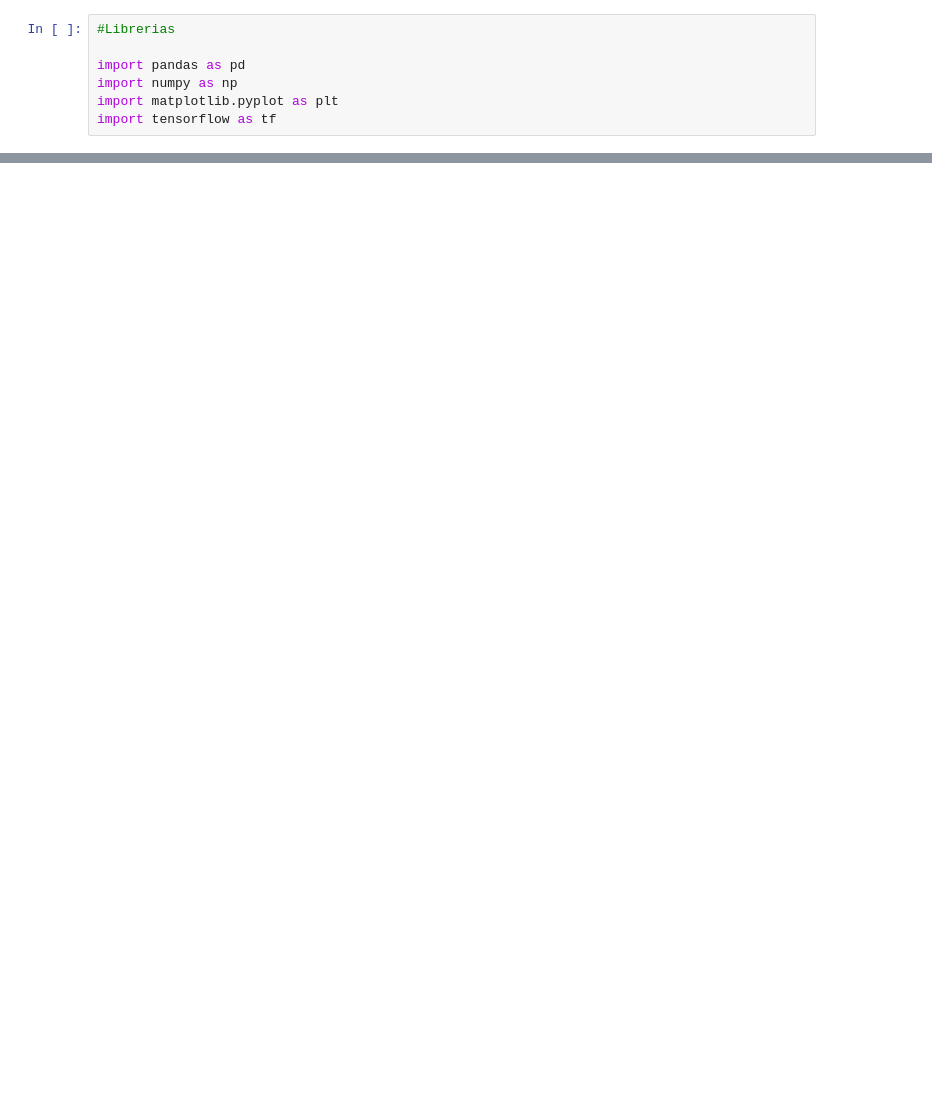
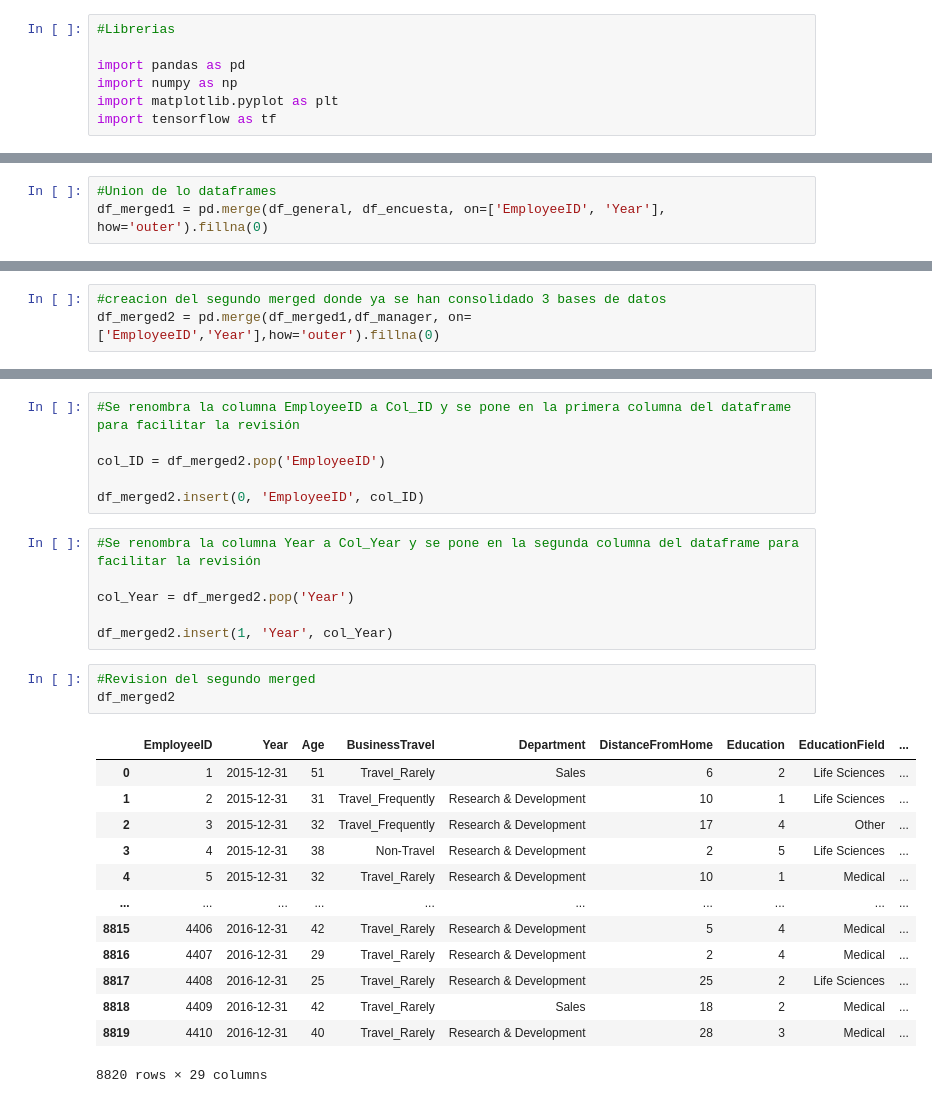
Before and after one commit to SantiRestrepoOlarte/ML_HumanResources, a Jupyter notebook: ProyectoRH.ipynb, the cells around one changed output, grey strips where cells are left out. Cells and saved outputs as stored; diff of their text form; blank space fills up the shorter version.

Commit message:
Union de las bases de datos

```diff
--- a/ProyectoRH.ipynb
+++ b/ProyectoRH.ipynb
@@ -25,0 +126,3 @@ df_general
+# %%
+#Union de lo dataframes
+df_merged1 = pd.merge(df_general, df_encuesta, on=['EmployeeID', 'Year'], how='outer').fillna(0)
@@ -25,0 +150,3 @@ df_general
+# %%
+#creacion del segundo merged donde ya se han consolidado 3 bases de datos
+df_merged2 = pd.merge(df_merged1,df_manager, on=['EmployeeID','Year'],how='outer').fillna(0)
@@ -25,0 +170,29 @@ df_general
+# %%
+#Se renombra la columna EmployeeID a Col_ID y se pone en la primera columna del dataframe para facilitar la revisión
+
+col_ID = df_merged2.pop('EmployeeID')
+
+df_merged2.insert(0, 'EmployeeID', col_ID)
+# %%
+#Se renombra la columna Year a Col_Year y se pone en la segunda columna del dataframe para facilitar la revisión
+
+col_Year = df_merged2.pop('Year')
+
+df_merged2.insert(1, 'Year', col_Year)
+# %%
+#Revision del segundo merged
+df_merged2
+# %% [output]
+|  | EmployeeID | Year | Age | BusinessTravel | Department | DistanceFromHome | Education | EducationField | ... |
+| 0 | 1 | 2015-12-31 | 51 | Travel_Rarely | Sales | 6 | 2 | Life Sciences | ... |
+| 1 | 2 | 2015-12-31 | 31 | Travel_Frequently | Research & Development | 10 | 1 | Life Sciences | ... |
+| 2 | 3 | 2015-12-31 | 32 | Travel_Frequently | Research & Development | 17 | 4 | Other | ... |
+| 3 | 4 | 2015-12-31 | 38 | Non-Travel | Research & Development | 2 | 5 | Life Sciences | ... |
+| 4 | 5 | 2015-12-31 | 32 | Travel_Rarely | Research & Development | 10 | 1 | Medical | ... |
+| ... | ... | ... | ... | ... | ... | ... | ... | ... | ... |
+| 8815 | 4406 | 2016-12-31 | 42 | Travel_Rarely | Research & Development | 5 | 4 | Medical | ... |
+| 8816 | 4407 | 2016-12-31 | 29 | Travel_Rarely | Research & Development | 2 | 4 | Medical | ... |
+| 8817 | 4408 | 2016-12-31 | 25 | Travel_Rarely | Research & Development | 25 | 2 | Life Sciences | ... |
+| 8818 | 4409 | 2016-12-31 | 42 | Travel_Rarely | Sales | 18 | 2 | Medical | ... |
+| 8819 | 4410 | 2016-12-31 | 40 | Travel_Rarely | Research & Development | 28 | 3 | Medical | ... |
+8820 rows × 29 columns
```
Also changed, not shown: parts of 38 cells of this notebook.
